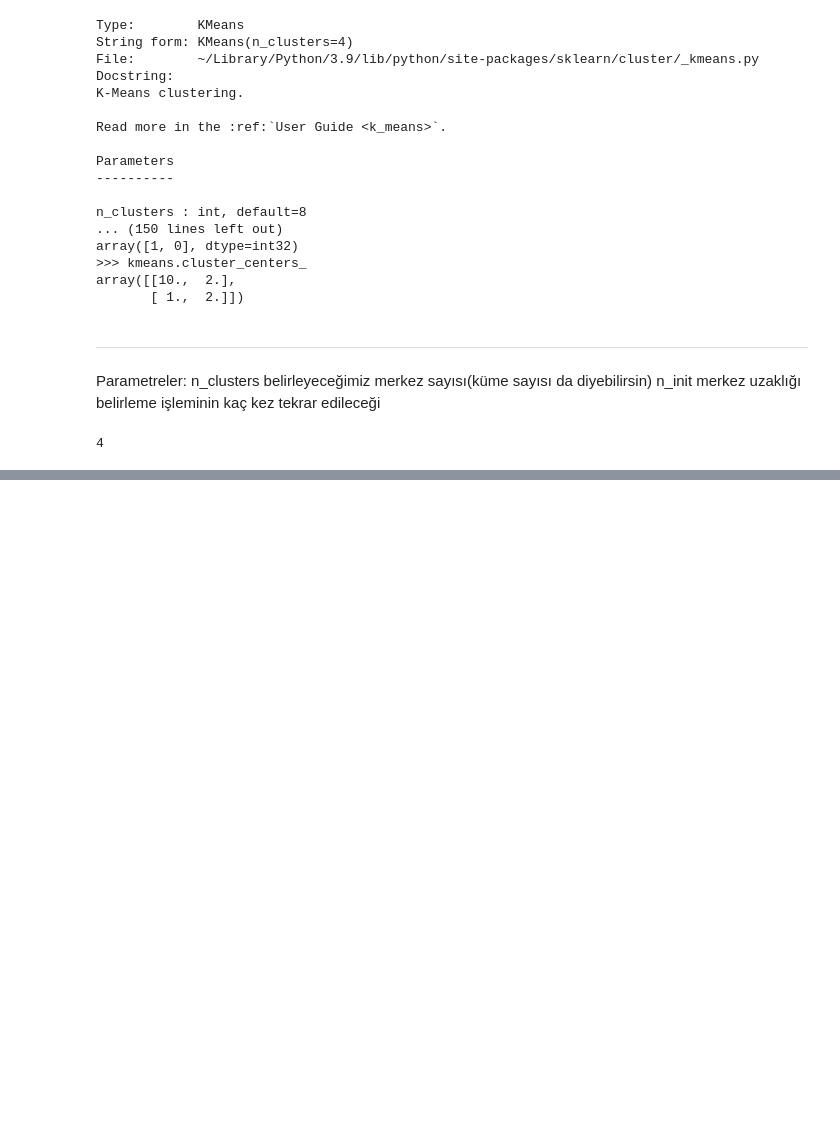
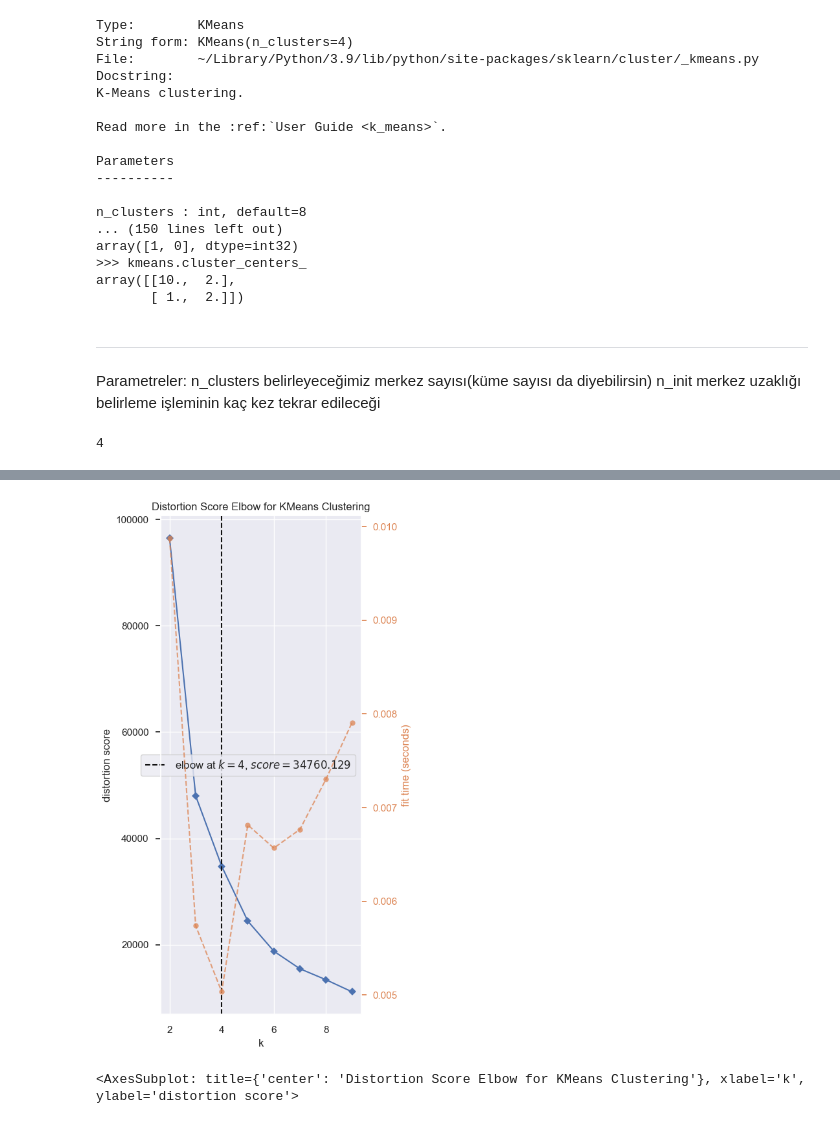
Before and after one commit to GokceSoylu/Machine_Learing, a Jupyter notebook: K_means/K_means.ipynb, the cells around one changed output, grey strips where cells are left out. Drawn from its saved outputs; the diff is of its cells as text; code cells hidden in the pictures; blank space fills up the shorter version.

```diff
--- a/K_means/K_means.ipynb
+++ b/K_means/K_means.ipynb
@@ -197,0 +204,11 @@ sns.set(rc={'figure.figsize':(3,10)})
+# %%
+kmeans=KMeans()
+visualizer=KElbowVisualizer(kmeans, k=(2,10))
+visualizer.fit(df)
+visualizer.poof()
+#distortion score bozulma demek bunun düşük olması işimize gelir
+#bu değerin küme sayısı ile ters orantılı olduğunu görürüz ki çok normal
+#küme sayısı arttıkça küme içi homojenlik artar
+# %% [output]
+[figure, added]
+<AxesSubplot: title={'center': 'Distortion Score Elbow for KMeans Clustering'}, xlabel='k', ylabel='distortion score'>
```
Also changed, not shown: parts of 13 cells of this notebook, 1 other file.
